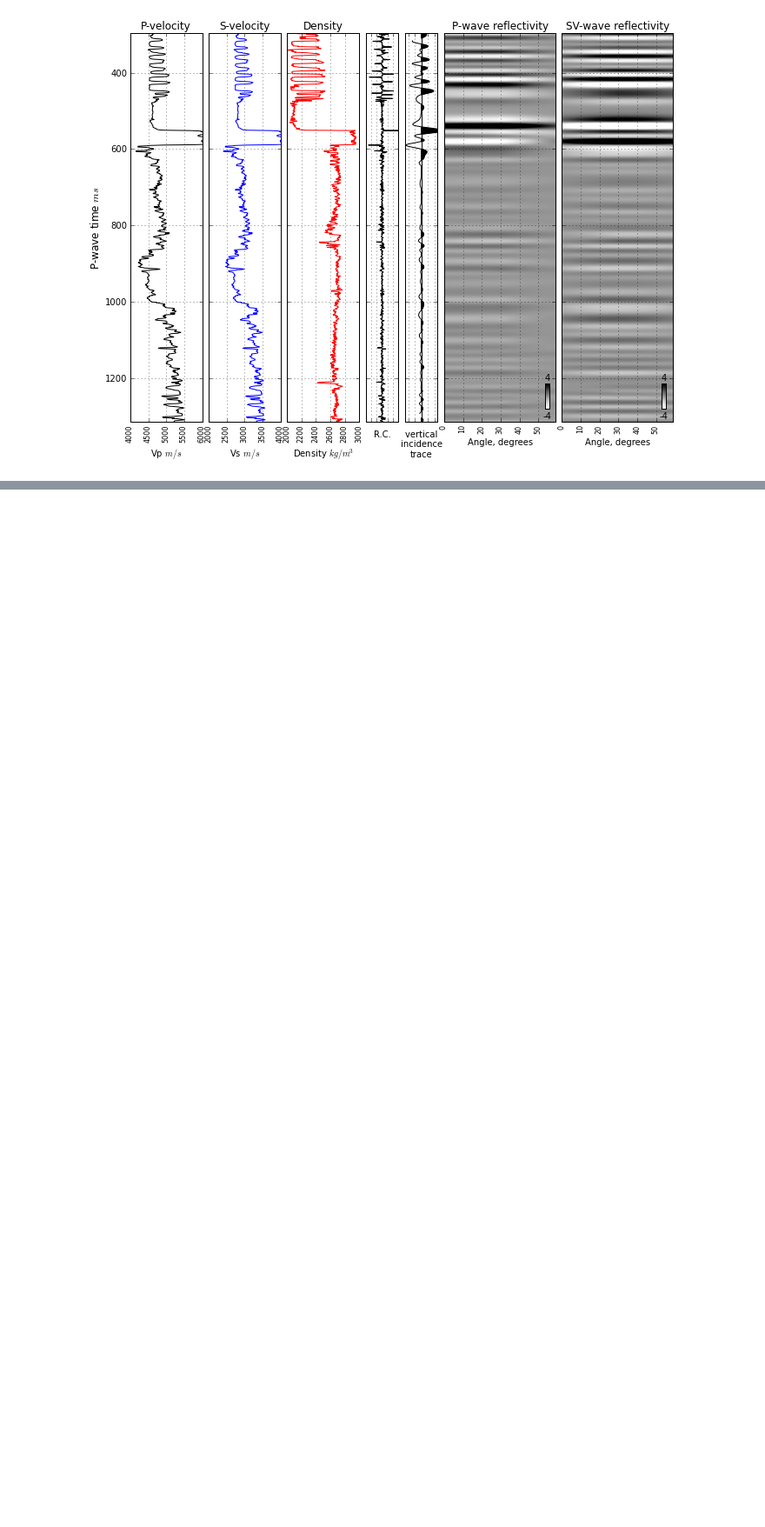
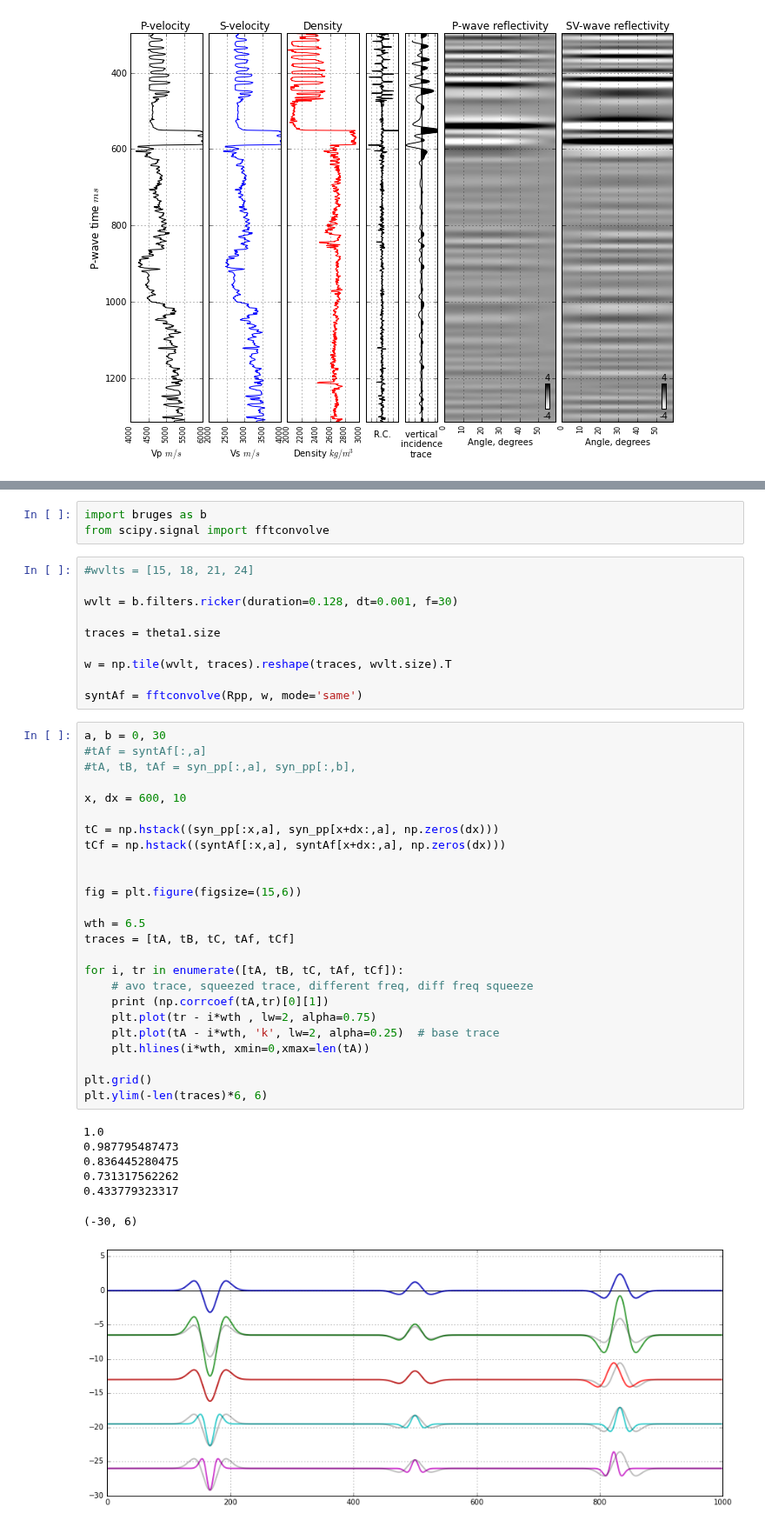
Before and after one commit to EvanBianco/notebooks, a Jupyter notebook: PP_and_PS_synthetic_gathers.ipynb, the cells around one changed output, grey strips where cells are left out. Shown at 87% size. Cells and saved outputs as stored; diff of their text form; blank space fills up the shorter version.

```diff
--- a/PP_and_PS_synthetic_gathers.ipynb
+++ b/PP_and_PS_synthetic_gathers.ipynb
@@ -522,0 +551,46 @@ plt.show()
+# %%
+import bruges as b
+from scipy.signal import fftconvolve
+# %%
+#wvlts = [15, 18, 21, 24]
+
+wvlt = b.filters.ricker(duration=0.128, dt=0.001, f=30)
+
+traces = theta1.size
+
+w = np.tile(wvlt, traces).reshape(traces, wvlt.size).T
+
+syntAf = fftconvolve(Rpp, w, mode='same')
+# %%
+a, b = 0, 30
+#tAf = syntAf[:,a]
+#tA, tB, tAf = syn_pp[:,a], syn_pp[:,b],
+
+x, dx = 600, 10
+
+tC = np.hstack((syn_pp[:x,a], syn_pp[x+dx:,a], np.zeros(dx)))
+tCf = np.hstack((syntAf[:x,a], syntAf[x+dx:,a], np.zeros(dx)))
+
+
+fig = plt.figure(figsize=(15,6))
+
+wth = 6.5
+traces = [tA, tB, tC, tAf, tCf]
+
+for i, tr in enumerate([tA, tB, tC, tAf, tCf]):
+    # avo trace, squeezed trace, different freq, diff freq squeeze
+    print (np.corrcoef(tA,tr)[0][1])
+    plt.plot(tr - i*wth , lw=2, alpha=0.75)
+    plt.plot(tA - i*wth, 'k', lw=2, alpha=0.25)  # base trace
+    plt.hlines(i*wth, xmin=0,xmax=len(tA))
+
+plt.grid()
+plt.ylim(-len(traces)*6, 6)
+# %% [output]
+1.0
+0.987795487473
+0.836445280475
+0.731317562262
+0.433779323317
+(-30, 6)
+[figure, added]
```
Also changed, not shown: parts of 12 cells of this notebook, 2 other files.
